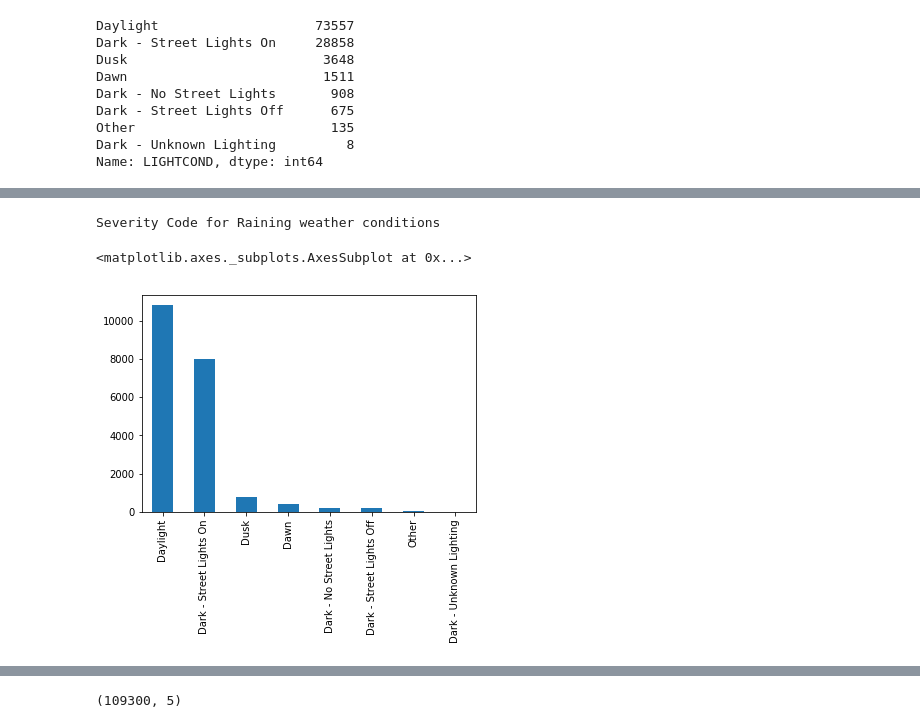
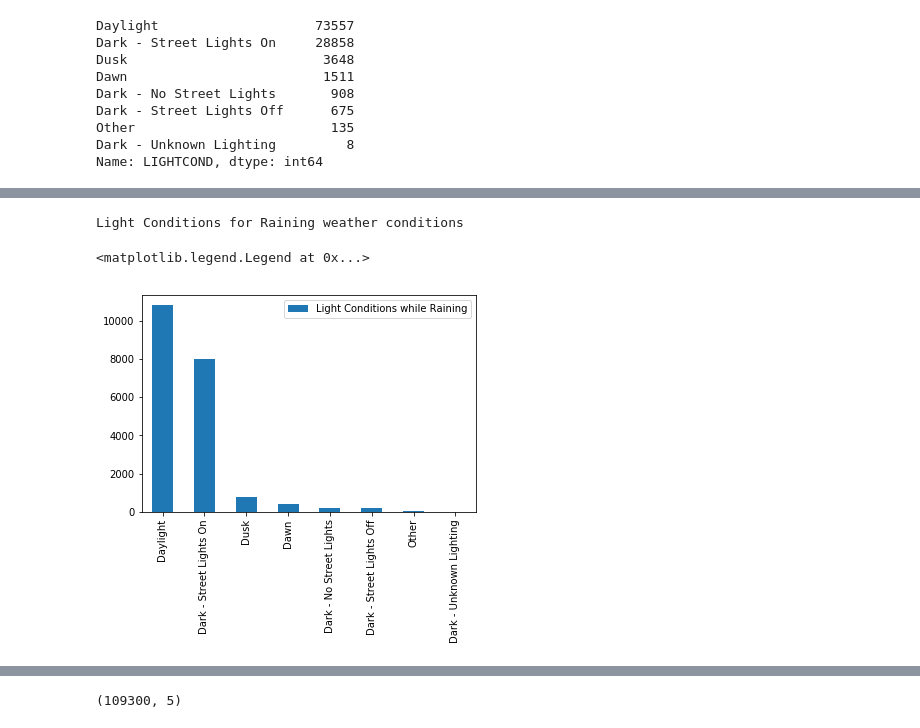
Before and after one commit to delsakov/Coursera-DataScience, a Jupyter notebook: Data Science Capstone.ipynb, the cells around one changed output, grey strips where cells are left out. Drawn from its saved outputs; the diff is of its cells as text; code cells hidden in the pictures.

```diff
--- a/Data Science Capstone.ipynb
+++ b/Data Science Capstone.ipynb
@@ -135,8 +135,10 @@ initial_df['INCDTTM'] = initial_df.INCDTTM.str.split(' ')
 def change_time(column):
     if isinstance(column, list) and len(column) == 3:
         time = column[1].split(':')[0]
-        if column[2] == 'PM':
+        if column[2] == 'PM' and time != '12':
             time = str(int(time) + 12)
+        if column[2] == 'AM' and time == '12':
+            time = '0'
         column = time
     if isinstance(column, list) and len(column) < 3:
         column = str(25)
@@ -256,12 +259,13 @@ Severity Code for Raining weather conditions
 # %%
 super_4_df = timeoftheday_df[['LIGHTCOND', 'WEATHER']]
 super_4_df.drop(super_4_df[super_4_df['WEATHER'] != 'Raining'].index, inplace = True)
-print('Severity Code for Raining weather conditions')
-super_4_df.LIGHTCOND.value_counts().plot(kind='bar')
+print('Light Conditions for Raining weather conditions')
+ax3 = super_4_df.LIGHTCOND.value_counts().plot(kind='bar')
+ax3.legend(['Light Conditions while Raining'])
 # %% [output]
-Severity Code for Raining weather conditions
+Light Conditions for Raining weather conditions
-<matplotlib.axes._subplots.AxesSubplot at 0x...>
+<matplotlib.legend.Legend at 0x...>
-[figure, old version]
+[figure, new version]
 # %%
 super_5_df = timeoftheday_df[['ROADCOND', 'WEATHER']]
 super_5_df.drop(super_5_df[super_5_df['WEATHER'] != 'Raining'].index, inplace = True)
```
Also changed, not shown: parts of 12 cells of this notebook.
